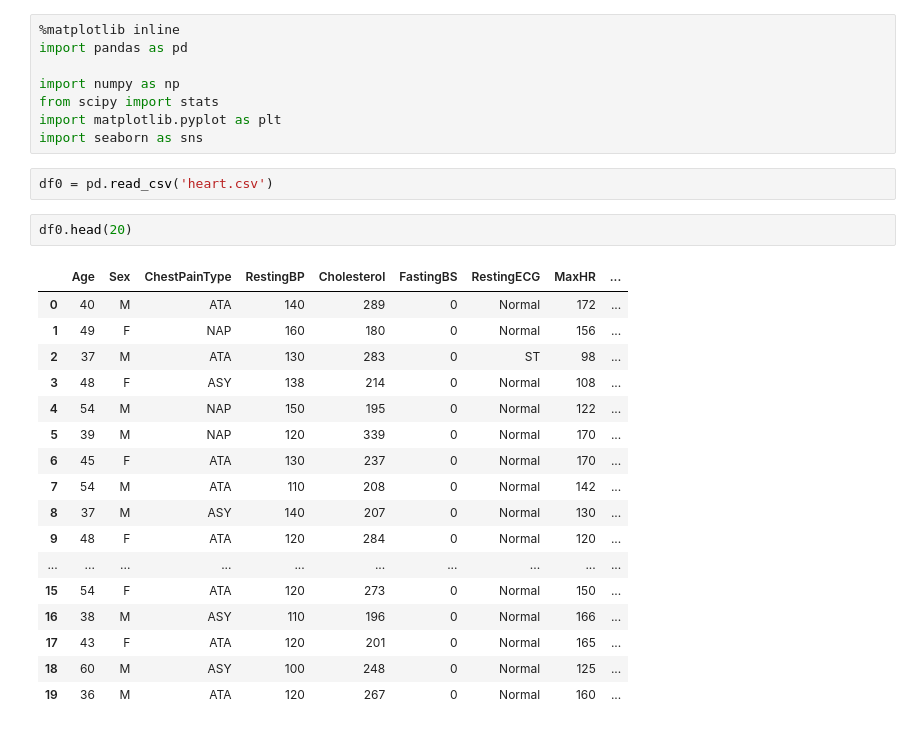
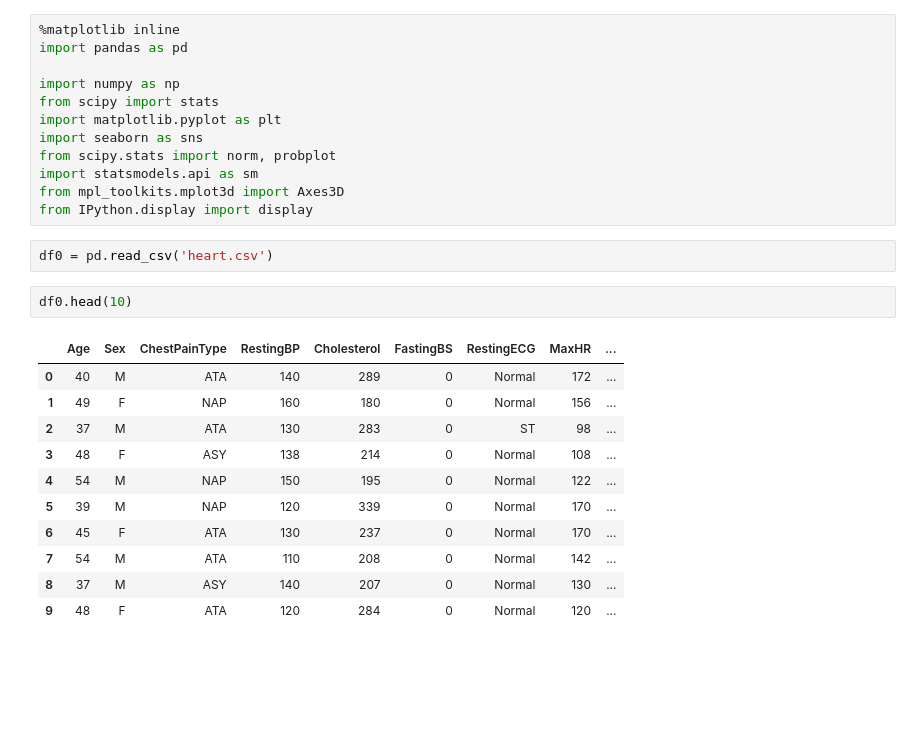
Before and after one commit to luanams/Projeto-2-cdados, a Jupyter notebook: PROJETO 2.ipynb, the cells around one changed output. Drawn from its saved outputs; the diff is of its cells as text; blank space fills up the shorter version.

```diff
--- a/PROJETO 2.ipynb
+++ b/PROJETO 2.ipynb
@@ -6,26 +6,24 @@ import numpy as np
 from scipy import stats
 import matplotlib.pyplot as plt
 import seaborn as sns
+from scipy.stats import norm, probplot
+import statsmodels.api as sm
+from mpl_toolkits.mplot3d import Axes3D
+from IPython.display import display
 # %%
 df0 = pd.read_csv('heart.csv')
 # %%
-df0.head(20)
+df0.head(10)
 # %% [output]
 |  | Age | Sex | ChestPainType | RestingBP | Cholesterol | FastingBS | RestingECG | MaxHR | ... |
 | 0 | 40 | M | ATA | 140 | 289 | 0 | Normal | 172 | ... |
 | 1 | 49 | F | NAP | 160 | 180 | 0 | Normal | 156 | ... |
 | 2 | 37 | M | ATA | 130 | 283 | 0 | ST | 98 | ... |
 | 3 | 48 | F | ASY | 138 | 214 | 0 | Normal | 108 | ... |
 | 4 | 54 | M | NAP | 150 | 195 | 0 | Normal | 122 | ... |
 | 5 | 39 | M | NAP | 120 | 339 | 0 | Normal | 170 | ... |
 | 6 | 45 | F | ATA | 130 | 237 | 0 | Normal | 170 | ... |
 | 7 | 54 | M | ATA | 110 | 208 | 0 | Normal | 142 | ... |
 | 8 | 37 | M | ASY | 140 | 207 | 0 | Normal | 130 | ... |
 | 9 | 48 | F | ATA | 120 | 284 | 0 | Normal | 120 | ... |
-| ... | ... | ... | ... | ... | ... | ... | ... | ... | ... |
-| 15 | 54 | F | ATA | 120 | 273 | 0 | Normal | 150 | ... |
-| 16 | 38 | M | ASY | 110 | 196 | 0 | Normal | 166 | ... |
-| 17 | 43 | F | ATA | 120 | 201 | 0 | Normal | 165 | ... |
-| 18 | 60 | M | ASY | 100 | 248 | 0 | Normal | 125 | ... |
-| 19 | 36 | M | ATA | 120 | 267 | 0 | Normal | 160 | ... |
 # %%
```
Also changed, not shown: parts of 6 cells of this notebook.
